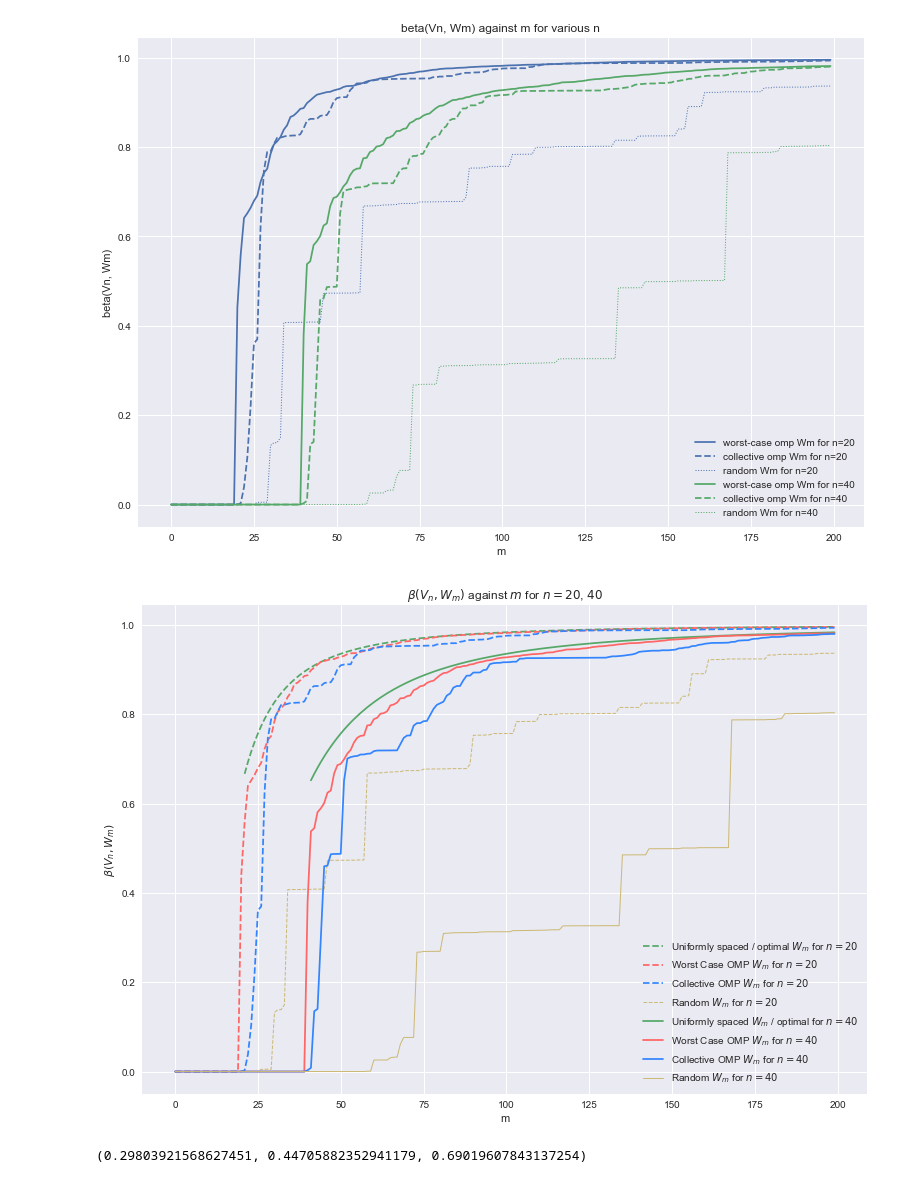
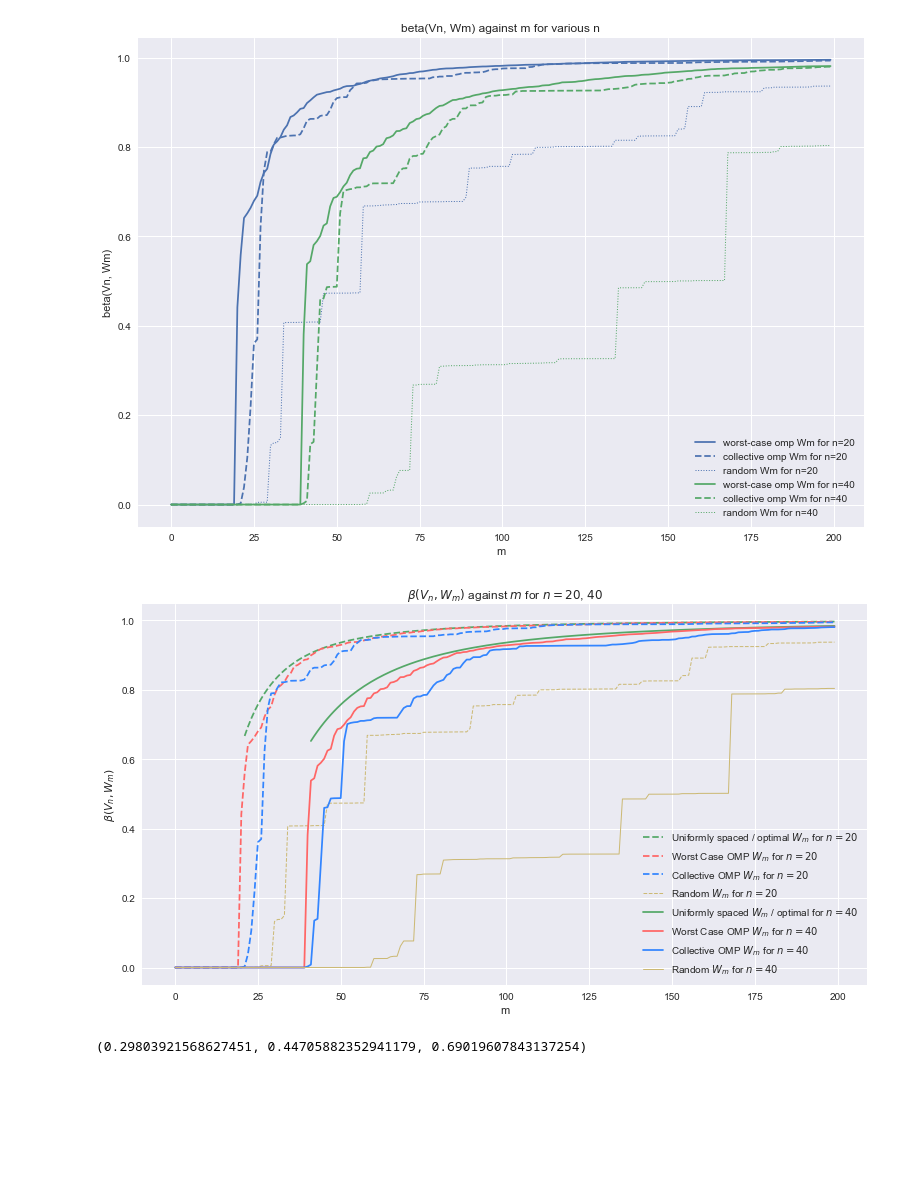
Before and after one commit to james-nichols/pyApproxTools, a Jupyter notebook: notebooks/omp/02_worst_case_omp.ipynb, the cells around one changed output. Saved outputs shown, nothing was run; the diff lists cells and outputs as text; code cells hidden in the pictures; blank space fills up the shorter version.

```diff
--- a/notebooks/omp/02_worst_case_omp.ipynb
+++ b/notebooks/omp/02_worst_case_omp.ipynb
@@ -120,34 +120,34 @@ for j, n in enumerate(ns):
 # %%
 sns.set_palette("deep")
 cp = sns.color_palette()
 
 bl = (51/255, 133/255, 255/255)
 re = (255/255, 102/255, 102/255)
 
 axs = []
-fig = plt.figure(figsize=(13, 9))
+fig = plt.figure(figsize=(13, 7))
 ax = fig.add_subplot(1, 1, 1, title=r'$\beta(V_n, W_m)$ against $m$ for $n=20$, $40$')#, title=r'$\beta(V_n, W_m)$ against $m$ for various $n$')
 
 #for i, n in enumerate(ns):
 i=0
 n=ns[i]
 plt.plot(range(n+1,m), bs_unif_int[i, n+1:], '--', label=r'Uniformly spaced / optimal $W_m$ for $n={{{0}}}$'.format(n), color=cp[1])
 plt.plot(range(m), bs_wcomp[i, :], '--', label=r'Worst Case OMP $W_m$ for $n={{{0}}}$'.format(n), color=re)#r'OMP constructed $W_m$, $n={{{0}}}$'.format(n))
 plt.plot(range(m), bs_comp[i, :], '--', label=r'Collective OMP $W_m$ for $n={{{0}}}$'.format(n), color=bl)#r'OMP constructed $W_m$, $n={{{0}}}$'.format(n))
 plt.plot(range(m), bs_rand[i, :], '--', label=r'Random $W_m$ for $n={{{0}}}$'.format(n), color=cp[4], lw=1)#r'Random $W_m$, $n={{{0}}}$'.format(n))
 i=1
 n=ns[i]
 plt.plot(range(n+1,m), bs_unif_int[i, n+1:], label=r'Uniformly spaced $W_m$ / optimal for $n={{{0}}}$'.format(n), color=cp[1])
 plt.plot(range(m), bs_wcomp[i, :], label=r'Worst Case OMP $W_m$ for $n={{{0}}}$'.format(n), color=re)#r'OMP constructed $W_m$, $n={{{0}}}$'.format(n))
 plt.plot(range(m), bs_comp[i, :], label=r'Collective OMP $W_m$ for $n={{{0}}}$'.format(n), color=bl)#r'OMP constructed $W_m$, $n={{{0}}}$'.format(n))
 plt.plot(range(m), bs_rand[i, :], label=r'Random $W_m$ for $n={{{0}}}$'.format(n), color=cp[4], lw=1)#r'Random $W_m$, $n={{{0}}}$'.format(n))
 
 ax.set(xlabel='m', ylabel=r'$\beta(V_n, W_m)$')#r'$m$', ylabel=r'$\beta(V_n, W_m)$')
 plt.legend(loc=4)
 plt.savefig('WCOMPvsCOMPvsUnif.pdf')
 plt.show()
 # %% [output]
-[figure, old version]
+[figure, new version]
 # %%
 cp[0]
 # %% [output]
```
Also changed, not shown: 2 other files.
